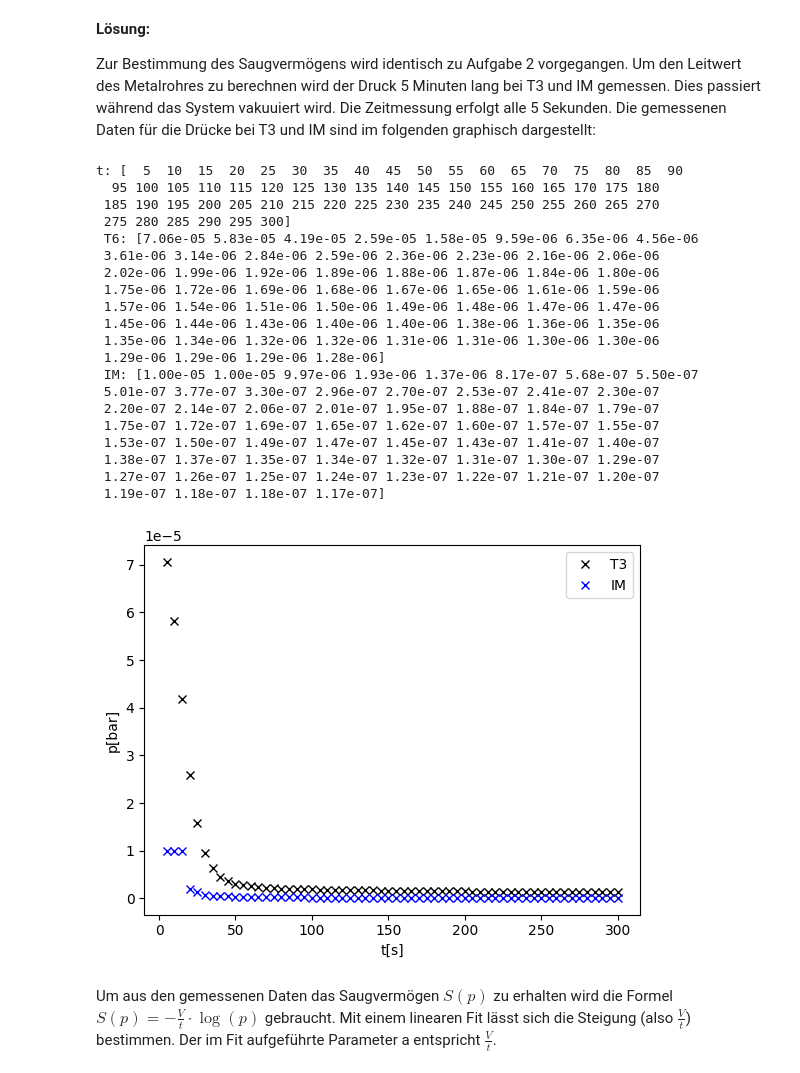
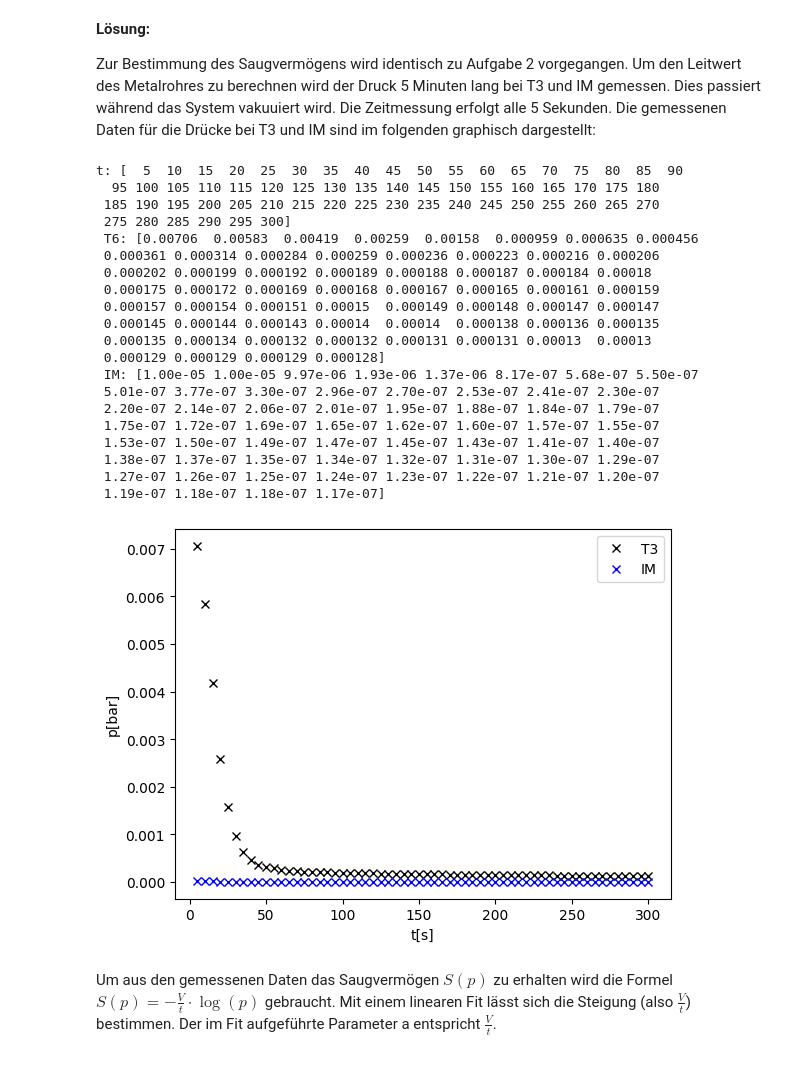
Before and after one commit to thexwon/Praktikum2KlassPhysKIT, a Jupyter notebook: Vakuum/Vakuum.ipynb, the cells around one changed output. Cells and saved outputs as stored; diff of their text form; code cells hidden in the pictures.

```diff
--- a/Vakuum/Vakuum.ipynb
+++ b/Vakuum/Vakuum.ipynb
@@ -407,41 +414,41 @@ Die gemessenen Daten für die Drücke bei T3 und IM sind im folgenden graphisch
 # %%
 data=pd.read_csv('Messung/Aufgabe4.txt',delimiter=';',decimal=".",skiprows=1) #importiere Daten
 data.columns=['t','T3','IM']
 t = data['t'].to_numpy()
-T3 = data['T3'].to_numpy()*10**(-5)
+T3 = data['T3'].to_numpy()*10**(-3)
 IM = data['IM'].to_numpy()*10**(-5)
 V= 10.01 + 0.5 - 0.034
 
 print("t:",t,"\n","T6:", T3,"\n","IM:", IM)
 plt.plot(t,T3,label='T3',color='black',marker='x',linestyle='None') #mache Plot
 plt.plot(t,IM,label='IM',color='blue',marker='x',linestyle='None')
 plt.xlabel('t[s]')
 plt.ylabel('p[bar]')
 plt.legend()
 plt.savefig('figures/plt4.png')
 plt.show()
 # %% [output]
 t: [  5  10  15  20  25  30  35  40  45  50  55  60  65  70  75  80  85  90
   95 100 105 110 115 120 125 130 135 140 145 150 155 160 165 170 175 180
  185 190 195 200 205 210 215 220 225 230 235 240 245 250 255 260 265 270
  275 280 285 290 295 300]
- T6: [7.06e-05 5.83e-05 4.19e-05 2.59e-05 1.58e-05 9.59e-06 6.35e-06 4.56e-06
- 3.61e-06 3.14e-06 2.84e-06 2.59e-06 2.36e-06 2.23e-06 2.16e-06 2.06e-06
- 2.02e-06 1.99e-06 1.92e-06 1.89e-06 1.88e-06 1.87e-06 1.84e-06 1.80e-06
- 1.75e-06 1.72e-06 1.69e-06 1.68e-06 1.67e-06 1.65e-06 1.61e-06 1.59e-06
- 1.57e-06 1.54e-06 1.51e-06 1.50e-06 1.49e-06 1.48e-06 1.47e-06 1.47e-06
- 1.45e-06 1.44e-06 1.43e-06 1.40e-06 1.40e-06 1.38e-06 1.36e-06 1.35e-06
- 1.35e-06 1.34e-06 1.32e-06 1.32e-06 1.31e-06 1.31e-06 1.30e-06 1.30e-06
- 1.29e-06 1.29e-06 1.29e-06 1.28e-06]
+ T6: [0.00706  0.00583  0.00419  0.00259  0.00158  0.000959 0.000635 0.000456
+ 0.000361 0.000314 0.000284 0.000259 0.000236 0.000223 0.000216 0.000206
+ 0.000202 0.000199 0.000192 0.000189 0.000188 0.000187 0.000184 0.00018
+ 0.000175 0.000172 0.000169 0.000168 0.000167 0.000165 0.000161 0.000159
+ 0.000157 0.000154 0.000151 0.00015  0.000149 0.000148 0.000147 0.000147
+ 0.000145 0.000144 0.000143 0.00014  0.00014  0.000138 0.000136 0.000135
+ 0.000135 0.000134 0.000132 0.000132 0.000131 0.000131 0.00013  0.00013
+ 0.000129 0.000129 0.000129 0.000128]
  IM: [1.00e-05 1.00e-05 9.97e-06 1.93e-06 1.37e-06 8.17e-07 5.68e-07 5.50e-07
  5.01e-07 3.77e-07 3.30e-07 2.96e-07 2.70e-07 2.53e-07 2.41e-07 2.30e-07
  2.20e-07 2.14e-07 2.06e-07 2.01e-07 1.95e-07 1.88e-07 1.84e-07 1.79e-07
  1.75e-07 1.72e-07 1.69e-07 1.65e-07 1.62e-07 1.60e-07 1.57e-07 1.55e-07
  1.53e-07 1.50e-07 1.49e-07 1.47e-07 1.45e-07 1.43e-07 1.41e-07 1.40e-07
  1.38e-07 1.37e-07 1.35e-07 1.34e-07 1.32e-07 1.31e-07 1.30e-07 1.29e-07
  1.27e-07 1.26e-07 1.25e-07 1.24e-07 1.23e-07 1.22e-07 1.21e-07 1.20e-07
  1.19e-07 1.18e-07 1.18e-07 1.17e-07]
-[figure, old version]
+[figure, new version]
 # %% [markdown]
 Um aus den gemessenen Daten das Saugvermögen $S(p)$ zu erhalten wird die Formel
 $S(p)=-\frac{V}{t}\cdot \log(p)$ gebraucht.
```
Also changed, not shown: parts of 5 cells of this notebook, 4 other files.
